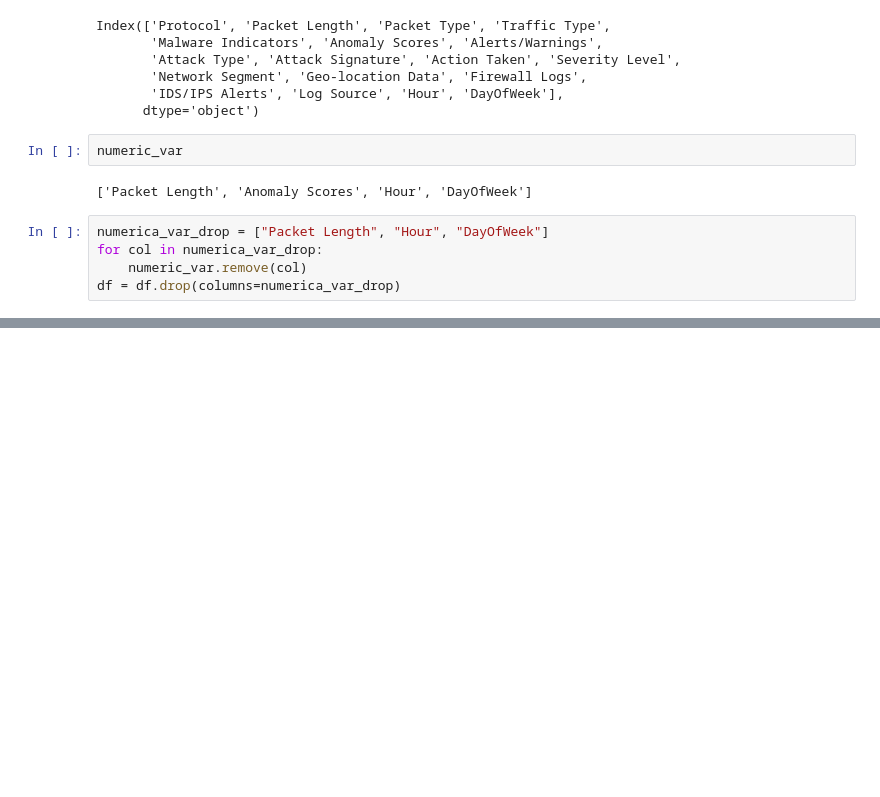
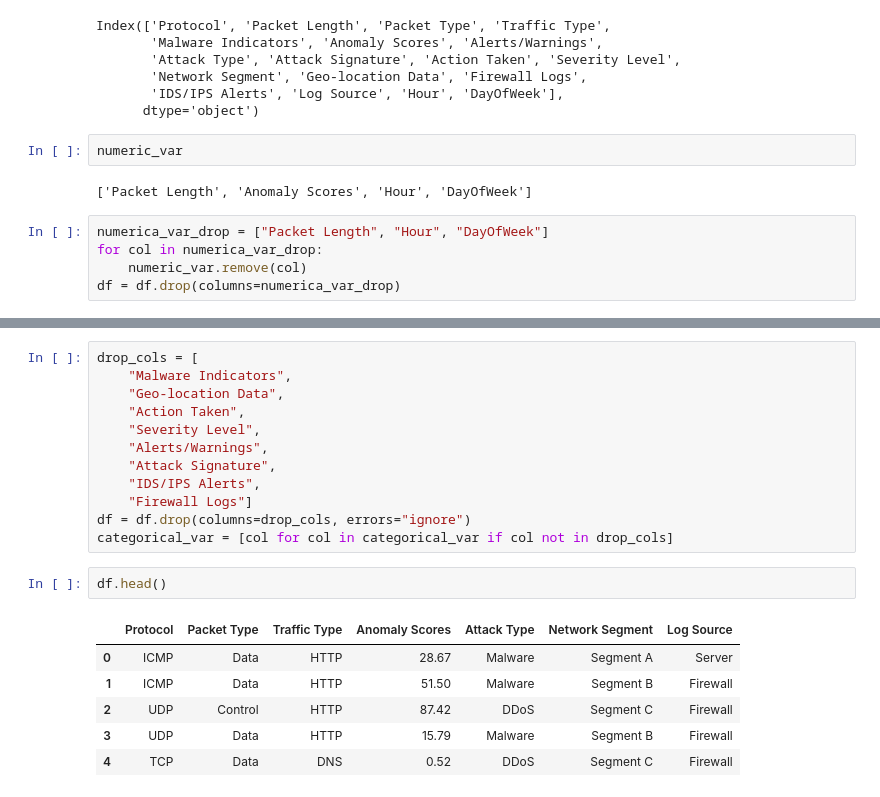
Before and after one commit to quangminh206lnh-collab/Network-attack-type-prediction-, a Jupyter notebook: notebooks/cybersecurity_analysis.ipynb, the cells around one changed output, grey strips where cells are left out. Saved outputs shown, nothing was run; the diff lists cells and outputs as text; blank space fills up the shorter version.

Commit message:
Drop useless columns - categorical varibles

```diff
--- a/notebooks/cybersecurity_analysis.ipynb
+++ b/notebooks/cybersecurity_analysis.ipynb
@@ -699,0 +715,21 @@ df = df.drop(columns=numerica_var_drop)
+# %%
+drop_cols = [
+    "Malware Indicators",
+    "Geo-location Data",
+    "Action Taken",
+    "Severity Level",
+    "Alerts/Warnings",
+    "Attack Signature",
+    "IDS/IPS Alerts",
+    "Firewall Logs"]
+df = df.drop(columns=drop_cols, errors="ignore")
+categorical_var = [col for col in categorical_var if col not in drop_cols]
+# %%
+df.head()
+# %% [output]
+|  | Protocol | Packet Type | Traffic Type | Anomaly Scores | Attack Type | Network Segment | Log Source |
+| 0 | ICMP | Data | HTTP | 28.67 | Malware | Segment A | Server |
+| 1 | ICMP | Data | HTTP | 51.50 | Malware | Segment B | Firewall |
+| 2 | UDP | Control | HTTP | 87.42 | DDoS | Segment C | Firewall |
+| 3 | UDP | Data | HTTP | 15.79 | Malware | Segment B | Firewall |
+| 4 | TCP | Data | DNS | 0.52 | DDoS | Segment C | Firewall |
```
Also changed, not shown: parts of 4 cells of this notebook.
